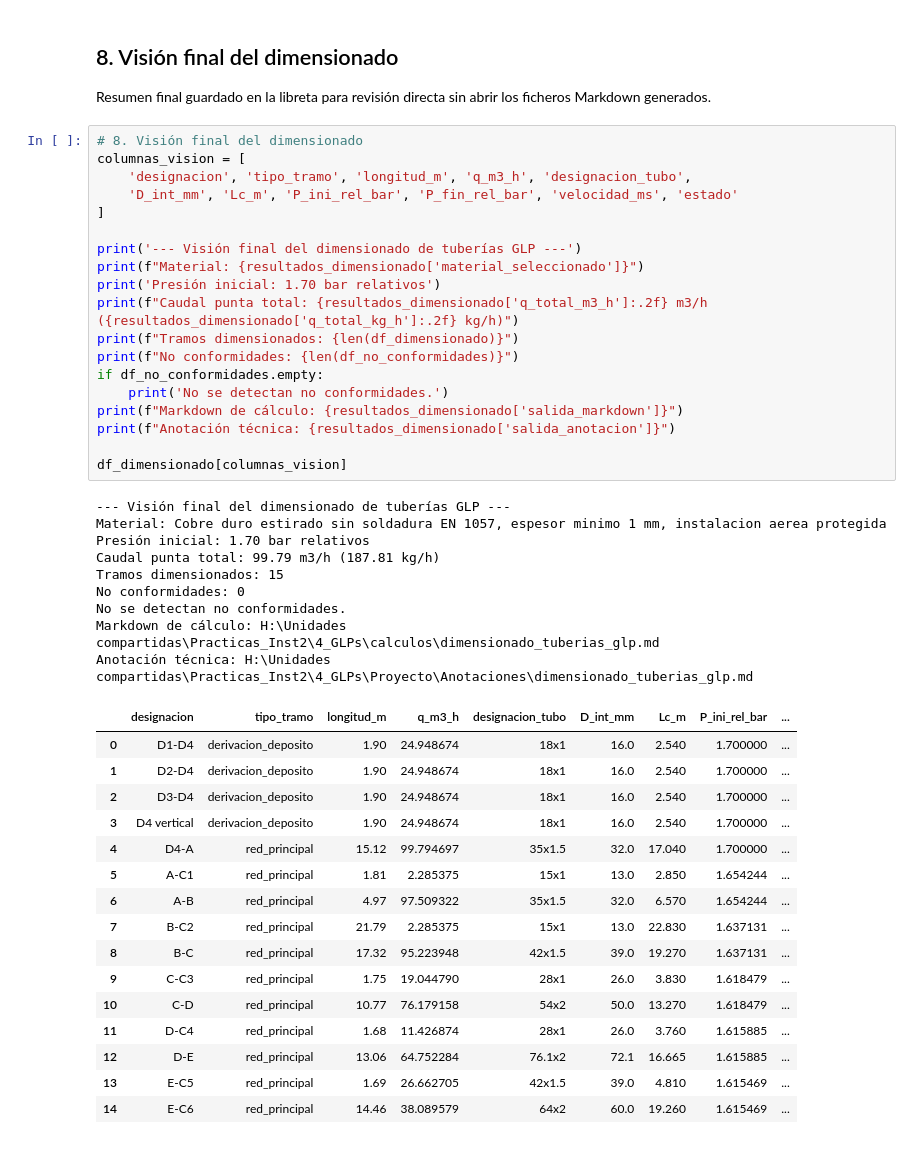
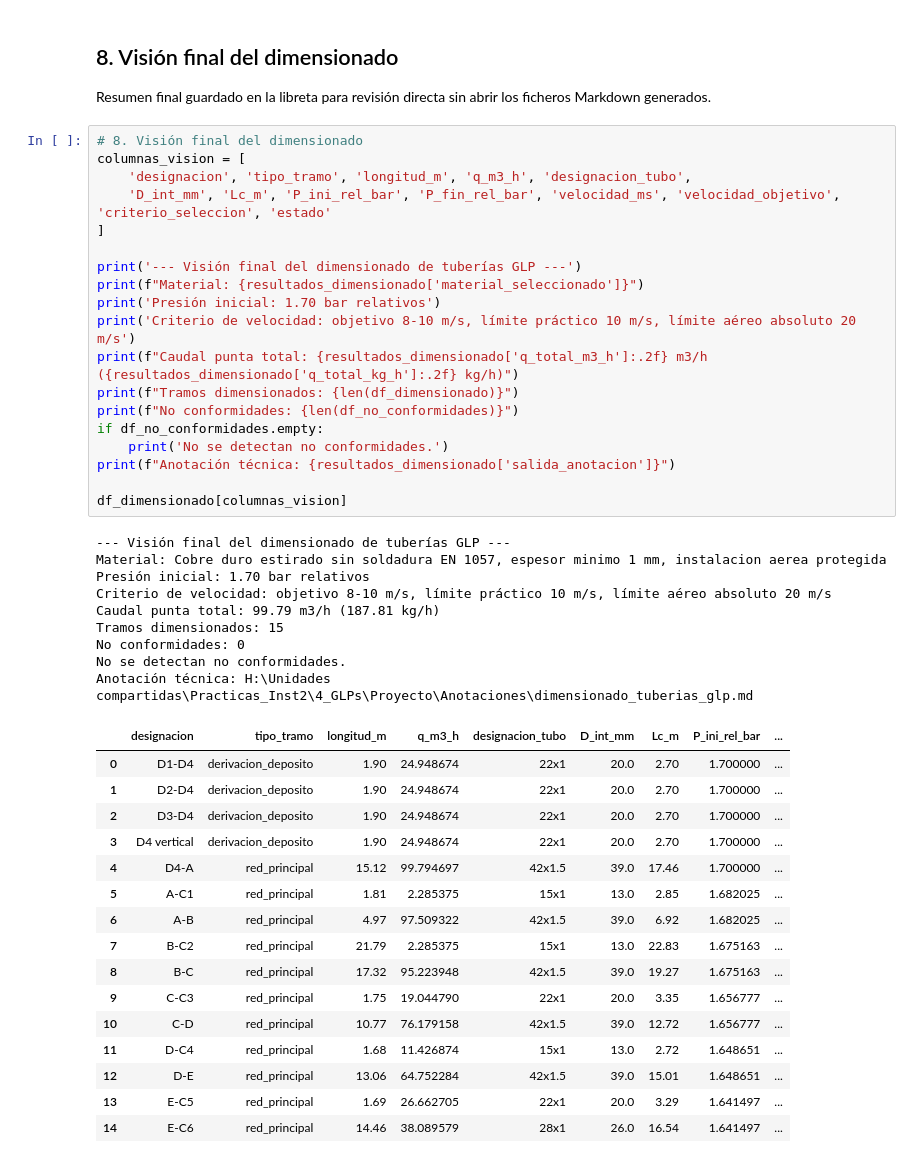
Before and after one commit to Aleesca/Practica_GLP, a Jupyter notebook: calculos/calculos.ipynb, the cells around one changed output. Saved outputs shown, nothing was run; the diff lists cells and outputs as text.

```diff
--- a/calculos/calculos.ipynb
+++ b/calculos/calculos.ipynb
@@ -498,45 +759,45 @@ Resumen final guardado en la libreta para revisión directa sin abrir los ficher
 # %%
 # 8. Visión final del dimensionado
 columnas_vision = [
     'designacion', 'tipo_tramo', 'longitud_m', 'q_m3_h', 'designacion_tubo',
-    'D_int_mm', 'Lc_m', 'P_ini_rel_bar', 'P_fin_rel_bar', 'velocidad_ms', 'estado'
+    'D_int_mm', 'Lc_m', 'P_ini_rel_bar', 'P_fin_rel_bar', 'velocidad_ms', 'velocidad_objetivo', 'criterio_seleccion', 'estado'
 ]
 
 print('--- Visión final del dimensionado de tuberías GLP ---')
 print(f"Material: {resultados_dimensionado['material_seleccionado']}")
 print('Presión inicial: 1.70 bar relativos')
+print('Criterio de velocidad: objetivo 8-10 m/s, límite práctico 10 m/s, límite aéreo absoluto 20 m/s')
 print(f"Caudal punta total: {resultados_dimensionado['q_total_m3_h']:.2f} m3/h ({resultados_dimensionado['q_total_kg_h']:.2f} kg/h)")
 print(f"Tramos dimensionados: {len(df_dimensionado)}")
 print(f"No conformidades: {len(df_no_conformidades)}")
 if df_no_conformidades.empty:
     print('No se detectan no conformidades.')
-print(f"Markdown de cálculo: {resultados_dimensionado['salida_markdown']}")
 print(f"Anotación técnica: {resultados_dimensionado['salida_anotacion']}")
 
 df_dimensionado[columnas_vision]
 # %% [output]
 --- Visión final del dimensionado de tuberías GLP ---
 Material: Cobre duro estirado sin soldadura EN 1057, espesor minimo 1 mm, instalacion aerea protegida
 Presión inicial: 1.70 bar relativos
+Criterio de velocidad: objetivo 8-10 m/s, límite práctico 10 m/s, límite aéreo absoluto 20 m/s
 Caudal punta total: 99.79 m3/h (187.81 kg/h)
 Tramos dimensionados: 15
 No conformidades: 0
 No se detectan no conformidades.
-Markdown de cálculo: H:\Unidades compartidas\Practicas_Inst2\4_GLPs\calculos\dimensionado_tuberias_glp.md
 Anotación técnica: H:\Unidades compartidas\Practicas_Inst2\4_GLPs\Proyecto\Anotaciones\dimensionado_tuberias_glp.md
 |  | designacion | tipo_tramo | longitud_m | q_m3_h | designacion_tubo | D_int_mm | Lc_m | P_ini_rel_bar | ... |
-| 0 | D1-D4 | derivacion_deposito | 1.90 | 24.948674 | 18x1 | 16.0 | 2.540 | 1.700000 | ... |
-| 1 | D2-D4 | derivacion_deposito | 1.90 | 24.948674 | 18x1 | 16.0 | 2.540 | 1.700000 | ... |
-| 2 | D3-D4 | derivacion_deposito | 1.90 | 24.948674 | 18x1 | 16.0 | 2.540 | 1.700000 | ... |
-| 3 | D4 vertical | derivacion_deposito | 1.90 | 24.948674 | 18x1 | 16.0 | 2.540 | 1.700000 | ... |
-| 4 | D4-A | red_principal | 15.12 | 99.794697 | 35x1.5 | 32.0 | 17.040 | 1.700000 | ... |
-| 5 | A-C1 | red_principal | 1.81 | 2.285375 | 15x1 | 13.0 | 2.850 | 1.654244 | ... |
-| 6 | A-B | red_principal | 4.97 | 97.509322 | 35x1.5 | 32.0 | 6.570 | 1.654244 | ... |
-| 7 | B-C2 | red_principal | 21.79 | 2.285375 | 15x1 | 13.0 | 22.830 | 1.637131 | ... |
-| 8 | B-C | red_principal | 17.32 | 95.223948 | 42x1.5 | 39.0 | 19.270 | 1.637131 | ... |
-| 9 | C-C3 | red_principal | 1.75 | 19.044790 | 28x1 | 26.0 | 3.830 | 1.618479 | ... |
-| 10 | C-D | red_principal | 10.77 | 76.179158 | 54x2 | 50.0 | 13.270 | 1.618479 | ... |
-| 11 | D-C4 | red_principal | 1.68 | 11.426874 | 28x1 | 26.0 | 3.760 | 1.615885 | ... |
-| 12 | D-E | red_principal | 13.06 | 64.752284 | 76.1x2 | 72.1 | 16.665 | 1.615885 | ... |
-| 13 | E-C5 | red_principal | 1.69 | 26.662705 | 42x1.5 | 39.0 | 4.810 | 1.615469 | ... |
-| 14 | E-C6 | red_principal | 14.46 | 38.089579 | 64x2 | 60.0 | 19.260 | 1.615469 | ... |
+| 0 | D1-D4 | derivacion_deposito | 1.90 | 24.948674 | 22x1 | 20.0 | 2.70 | 1.700000 | ... |
+| 1 | D2-D4 | derivacion_deposito | 1.90 | 24.948674 | 22x1 | 20.0 | 2.70 | 1.700000 | ... |
+| 2 | D3-D4 | derivacion_deposito | 1.90 | 24.948674 | 22x1 | 20.0 | 2.70 | 1.700000 | ... |
+| 3 | D4 vertical | derivacion_deposito | 1.90 | 24.948674 | 22x1 | 20.0 | 2.70 | 1.700000 | ... |
+| 4 | D4-A | red_principal | 15.12 | 99.794697 | 42x1.5 | 39.0 | 17.46 | 1.700000 | ... |
+| 5 | A-C1 | red_principal | 1.81 | 2.285375 | 15x1 | 13.0 | 2.85 | 1.682025 | ... |
+| 6 | A-B | red_principal | 4.97 | 97.509322 | 42x1.5 | 39.0 | 6.92 | 1.682025 | ... |
+| 7 | B-C2 | red_principal | 21.79 | 2.285375 | 15x1 | 13.0 | 22.83 | 1.675163 | ... |
+| 8 | B-C | red_principal | 17.32 | 95.223948 | 42x1.5 | 39.0 | 19.27 | 1.675163 | ... |
+| 9 | C-C3 | red_principal | 1.75 | 19.044790 | 22x1 | 20.0 | 3.35 | 1.656777 | ... |
+| 10 | C-D | red_principal | 10.77 | 76.179158 | 42x1.5 | 39.0 | 12.72 | 1.656777 | ... |
+| 11 | D-C4 | red_principal | 1.68 | 11.426874 | 15x1 | 13.0 | 2.72 | 1.648651 | ... |
+| 12 | D-E | red_principal | 13.06 | 64.752284 | 42x1.5 | 39.0 | 15.01 | 1.648651 | ... |
+| 13 | E-C5 | red_principal | 1.69 | 26.662705 | 22x1 | 20.0 | 3.29 | 1.641497 | ... |
+| 14 | E-C6 | red_principal | 14.46 | 38.089579 | 28x1 | 26.0 | 16.54 | 1.641497 | ... |
```
Also changed, not shown: parts of 5 cells of this notebook, 4 other files.
